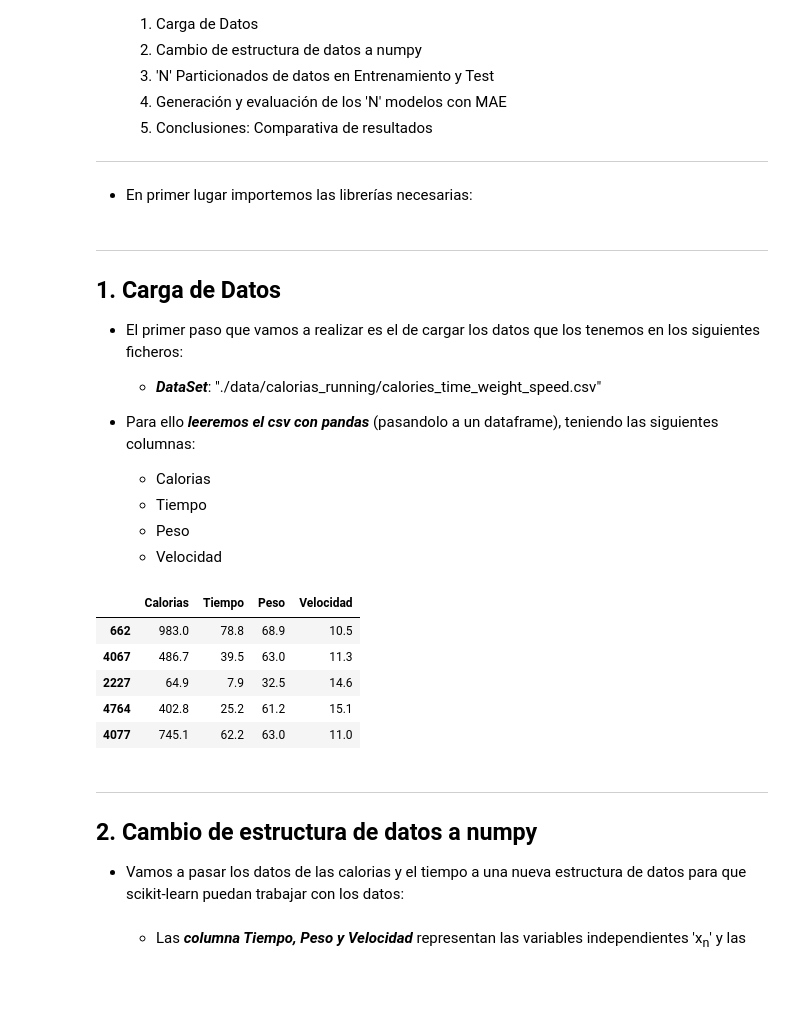
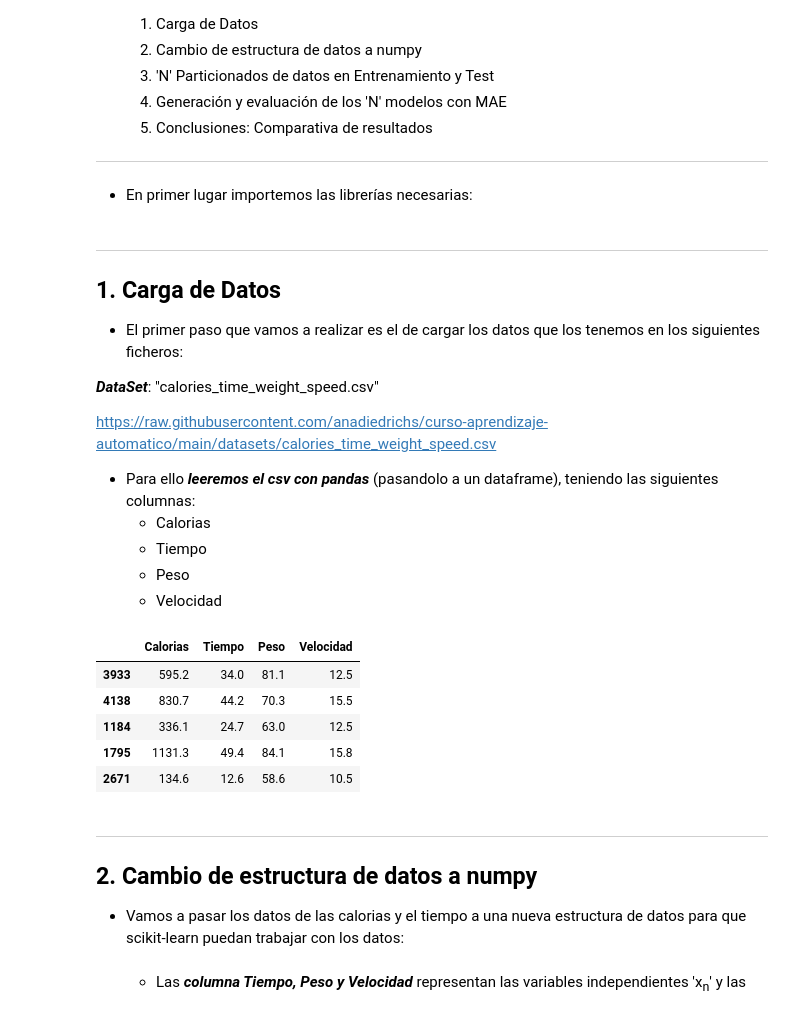
Before and after one commit to anadiedrichs/curso-aprendizaje-automatico, a Jupyter notebook: 2_5_Cross_Validation_Regresion_Lineal_Multiple.ipynb, the cells around one changed output. Drawn from its saved outputs; the diff is of its cells as text; code cells hidden in the pictures; blank space fills up the shorter version.

```diff
--- a/2_5_Cross_Validation_Regresion_Lineal_Multiple.ipynb
+++ b/2_5_Cross_Validation_Regresion_Lineal_Multiple.ipynb
@@ -47,7 +49,11 @@ from sklearn.metrics import mean_absolute_error, mean_squared_error
 
 
 * El primer paso que vamos a realizar es el de cargar los datos que los tenemos en los siguientes ficheros:
-    - ***DataSet***: "./data/calorias_running/calories_time_weight_speed.csv"
+
+***DataSet***: "calories_time_weight_speed.csv"
+
+https://raw.githubusercontent.com/anadiedrichs/curso-aprendizaje-automatico/main/datasets/calories_time_weight_speed.csv
+
 
 
 * Para ello ***leeremos el csv con pandas*** (pasandolo a un dataframe), teniendo las siguientes columnas:
@@ -56,15 +62,15 @@ from sklearn.metrics import mean_absolute_error, mean_squared_error
     - Peso
     - Velocidad
 # %%
-df = pd.read_csv("./data/calorias_running/calories_time_weight_speed.csv")
+df = pd.read_csv("https://raw.githubusercontent.com/anadiedrichs/curso-aprendizaje-automatico/main/datasets/calories_time_weight_speed.csv")
 df.sample(5)
 # %% [output]
 |  | Calorias | Tiempo | Peso | Velocidad |
-| 662 | 983.0 | 78.8 | 68.9 | 10.5 |
-| 4067 | 486.7 | 39.5 | 63.0 | 11.3 |
-| 2227 | 64.9 | 7.9 | 32.5 | 14.6 |
-| 4764 | 402.8 | 25.2 | 61.2 | 15.1 |
-| 4077 | 745.1 | 62.2 | 63.0 | 11.0 |
+| 3933 | 595.2 | 34.0 | 81.1 | 12.5 |
+| 4138 | 830.7 | 44.2 | 70.3 | 15.5 |
+| 1184 | 336.1 | 24.7 | 63.0 | 12.5 |
+| 1795 | 1131.3 | 49.4 | 84.1 | 15.8 |
+| 2671 | 134.6 | 12.6 | 58.6 | 10.5 |
 # %% [markdown]
 <hr>
 
```
Also changed, not shown: parts of 2 cells of this notebook.
